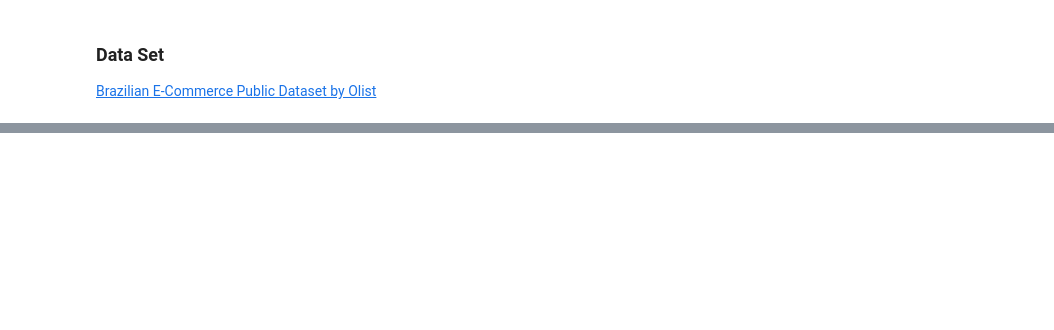
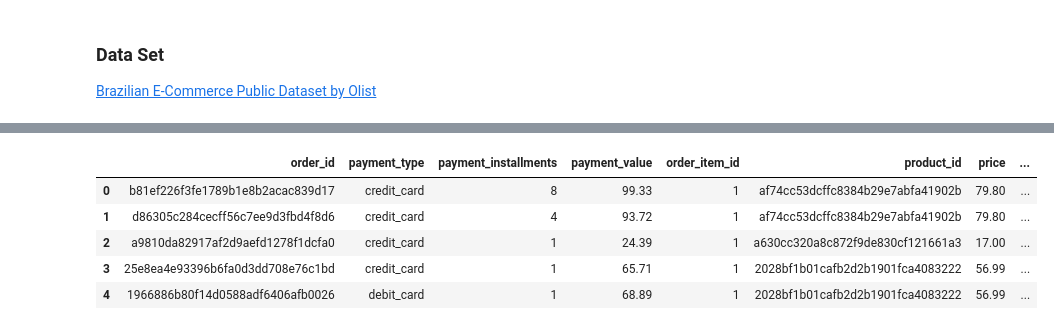
Before and after one commit to AbrahamKong/CMPE257-Decision_Tree, a Jupyter notebook: CMPE257_Decision_Tree.ipynb, the cells around one changed output, grey strips where cells are left out. Drawn from its saved outputs; the diff is of its cells as text; code cells hidden in the pictures; blank space fills up the shorter version.

```diff
--- a/CMPE257_Decision_Tree.ipynb
+++ b/CMPE257_Decision_Tree.ipynb
@@ -43,0 +80,4 @@ geolocations = pd.read_csv('/content/olist_geolocation_dataset.csv')
+# %%
+# Drop unnecessary columns
+
+df = df.drop(columns=['order_approved_at', 'customer_unique_id', 'order_delivered_carrier_date', 'shipping_limit_date', 'customer_city', 'customer_state', 'freight_value', 'order_delivered_customer_date', 'customer_zip_code_prefix', 'seller_id', 'payment_sequential'])
@@ -43,0 +111,16 @@ geolocations = pd.read_csv('/content/olist_geolocation_dataset.csv')
+# %%
+from sklearn import preprocessing
+
+# label_encoder object knows how to understand word labels.
+label_encoder = preprocessing.LabelEncoder()
+# Encode labels in column 'Country'.
+df['product_category_name']= label_encoder.fit_transform(df['product_category_name'])
+df['customer_id']= label_encoder.fit_transform(df['product_category_name'])
+df.head()
+# %% [output]
+|  | order_id | payment_type | payment_installments | payment_value | order_item_id | product_id | price | ... |
+| 0 | b81ef226f3fe1789b1e8b2acac839d17 | credit_card | 8 | 99.33 | 1 | af74cc53dcffc8384b29e7abfa41902b | 79.80 | ... |
+| 1 | d86305c284cecff56c7ee9d3fbd4f8d6 | credit_card | 4 | 93.72 | 1 | af74cc53dcffc8384b29e7abfa41902b | 79.80 | ... |
+| 2 | a9810da82917af2d9aefd1278f1dcfa0 | credit_card | 1 | 24.39 | 1 | a630cc320a8c872f9de830cf121661a3 | 17.00 | ... |
+| 3 | 25e8ea4e93396b6fa0d3dd708e76c1bd | credit_card | 1 | 65.71 | 1 | 2028bf1b01cafb2d2b1901fca4083222 | 56.99 | ... |
+| 4 | 1966886b80f14d0588adf6406afb0026 | debit_card | 1 | 68.89 | 1 | 2028bf1b01cafb2d2b1901fca4083222 | 56.99 | ... |
```
Also changed, not shown: parts of 14 cells of this notebook.
